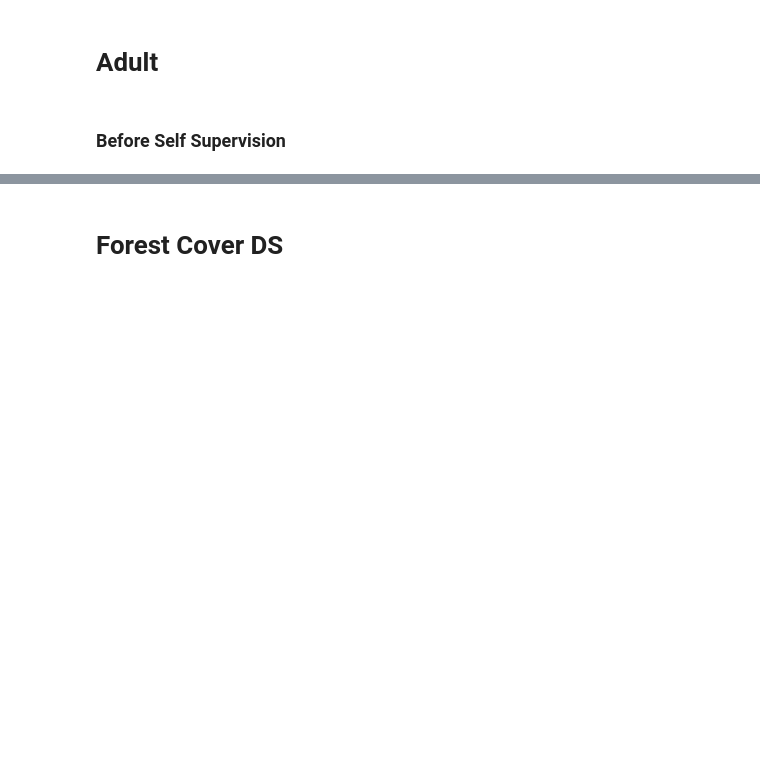
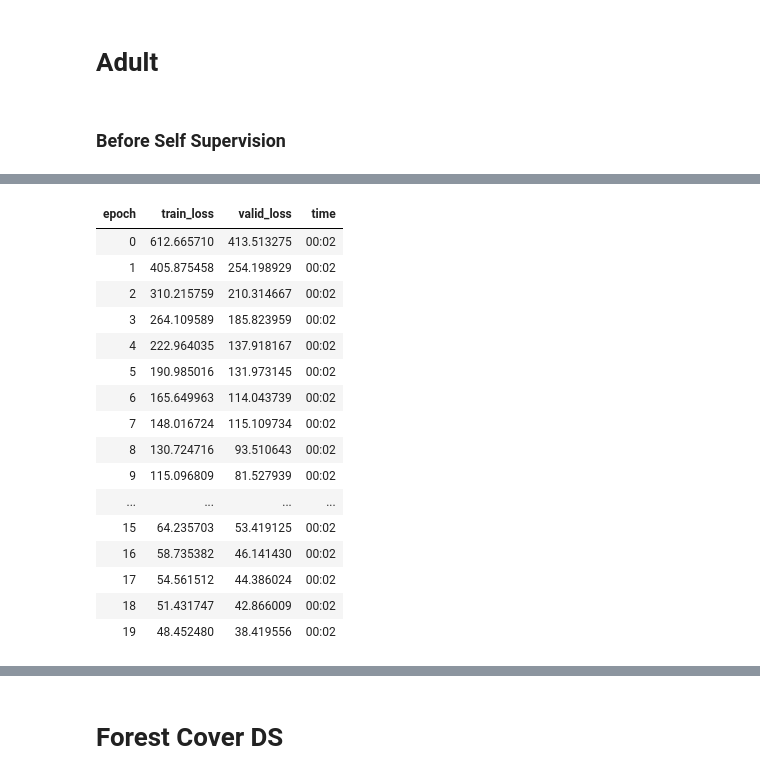
Before and after one commit to matanc1/tabnet, a Jupyter notebook: 03_experiments.ipynb, the cells around one changed output, grey strips where cells are left out. Saved outputs shown, nothing was run; the diff lists cells and outputs as text; code cells hidden in the pictures; blank space fills up the shorter version.

```diff
--- a/03_experiments.ipynb
+++ b/03_experiments.ipynb
@@ -82,0 +97,20 @@ RuntimeError: python_error
+# %%
+learn.fit_one_cycle(20, 1e-1/2)
+# %% [output]
+| epoch | train_loss | valid_loss | time |
+| 0 | 612.665710 | 413.513275 | 00:02 |
+| 1 | 405.875458 | 254.198929 | 00:02 |
+| 2 | 310.215759 | 210.314667 | 00:02 |
+| 3 | 264.109589 | 185.823959 | 00:02 |
+| 4 | 222.964035 | 137.918167 | 00:02 |
+| 5 | 190.985016 | 131.973145 | 00:02 |
+| 6 | 165.649963 | 114.043739 | 00:02 |
+| 7 | 148.016724 | 115.109734 | 00:02 |
+| 8 | 130.724716 | 93.510643 | 00:02 |
+| 9 | 115.096809 | 81.527939 | 00:02 |
+| ... | ... | ... | ... |
+| 15 | 64.235703 | 53.419125 | 00:02 |
+| 16 | 58.735382 | 46.141430 | 00:02 |
+| 17 | 54.561512 | 44.386024 | 00:02 |
+| 18 | 51.431747 | 42.866009 | 00:02 |
+| 19 | 48.452480 | 38.419556 | 00:02 |
```
Also changed, not shown: parts of 17 cells of this notebook, 3 other files.
